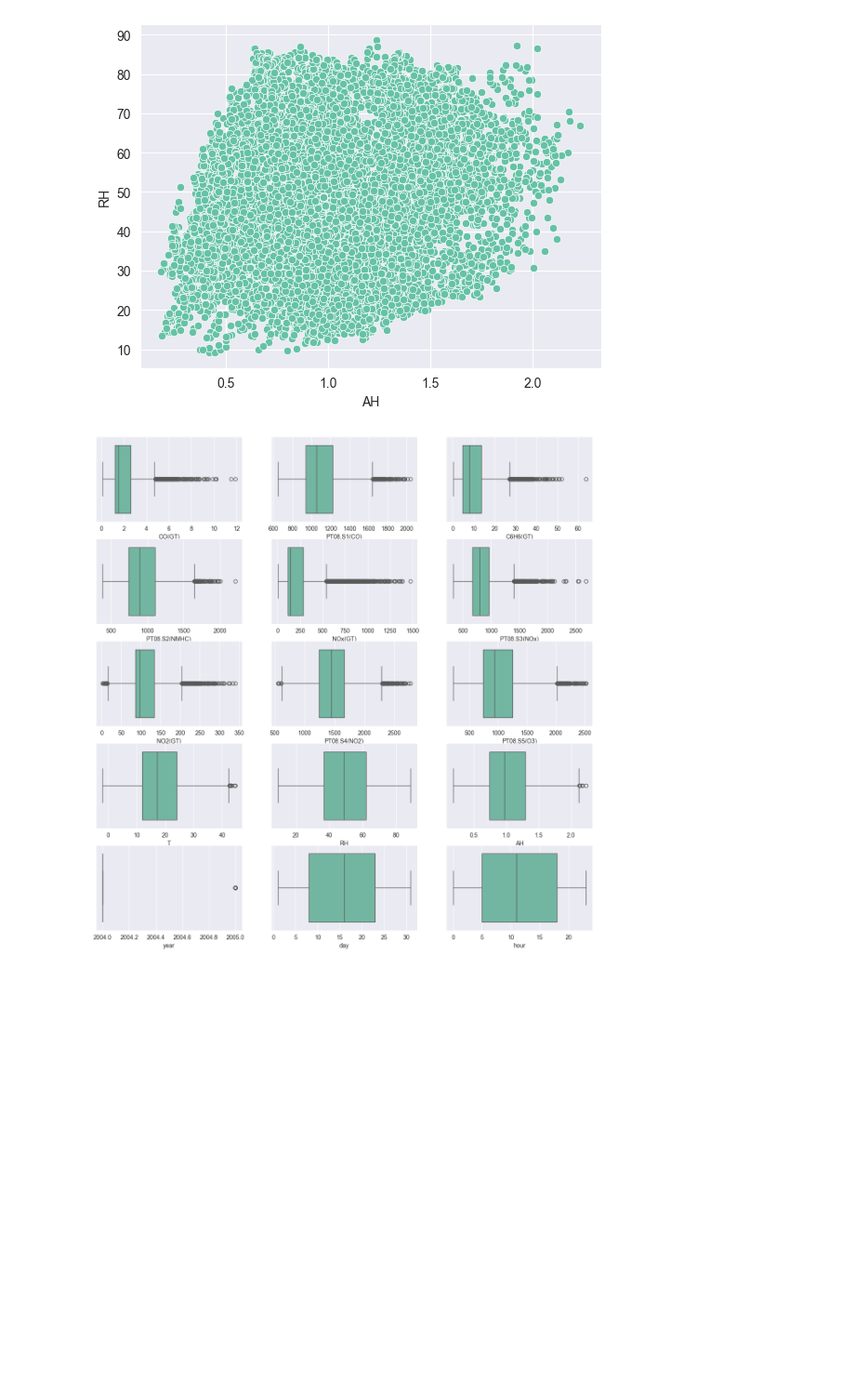
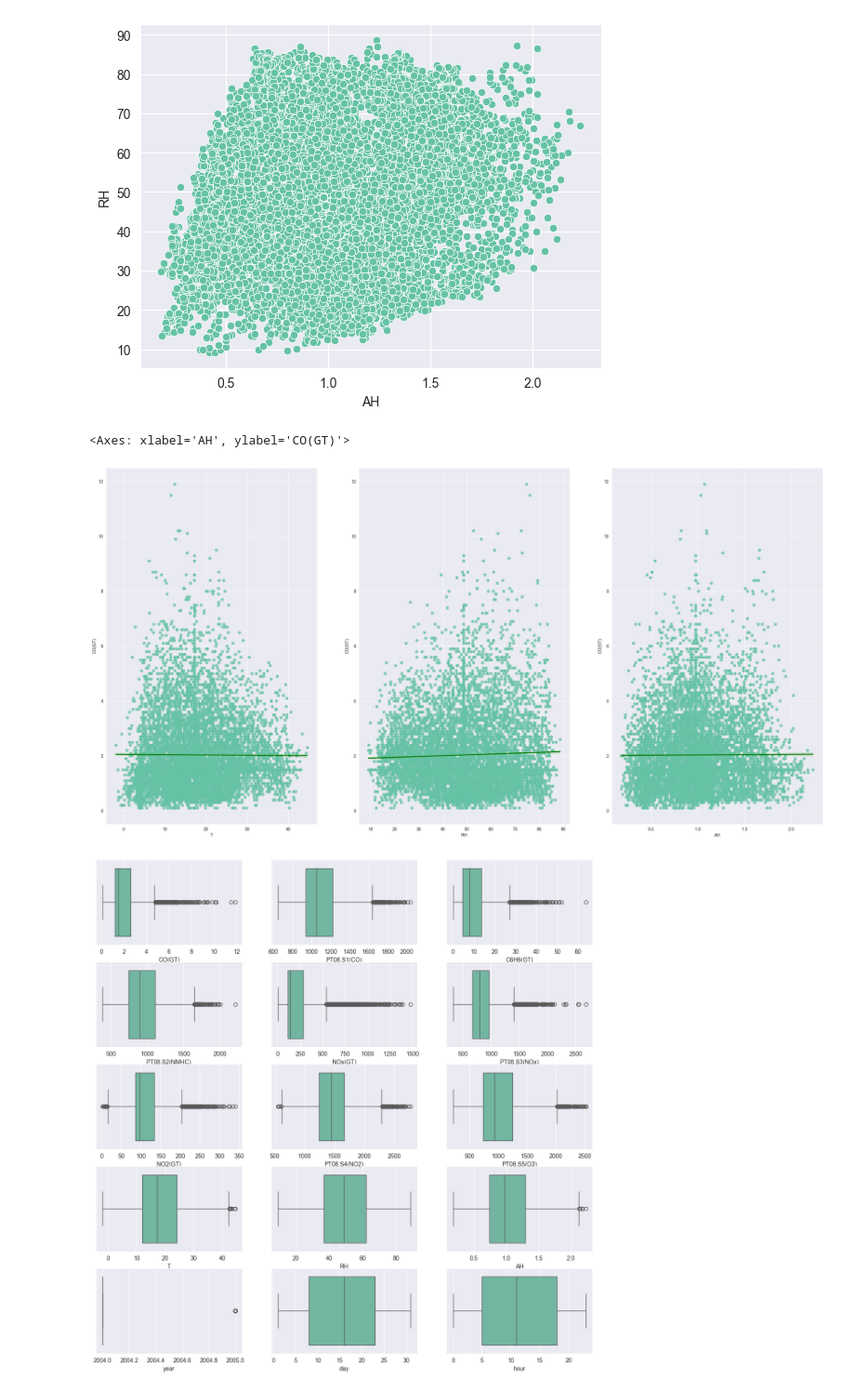
Before and after one commit to stwz13/ml, a Jupyter notebook: lab1_air.ipynb, the cells around one changed output. Shown at 93% size. Cells and saved outputs as stored; diff of their text form; code cells hidden in the pictures; blank space fills up the shorter version.

```diff
--- a/lab1_air.ipynb
+++ b/lab1_air.ipynb
@@ -430,6 +509,15 @@ sns.scatterplot(data, x="AH", y="RH")
 # %% [output]
 <Axes: xlabel='AH', ylabel='RH'>
 [figure]
+# %%
+fig, ax = plt.subplots(1, 3, figsize=(30, 15))
+
+sns.regplot(data, y="CO(GT)", x="T", ax=ax[0], line_kws=dict(color="g"))
+sns.regplot(data, y="CO(GT)", x="RH", ax=ax[1], line_kws=dict(color="g"))
+sns.regplot(data, y="CO(GT)", x="AH", ax=ax[2], line_kws=dict(color="g"))
+# %% [output]
+<Axes: xlabel='AH', ylabel='CO(GT)'>
+[figure, added]
 # %%
 fig, ax = plt.subplots(5, 3, figsize = (15, 15))
 ax_flatten = ax.flatten()
```
Also changed, not shown: parts of 2 cells of this notebook.
